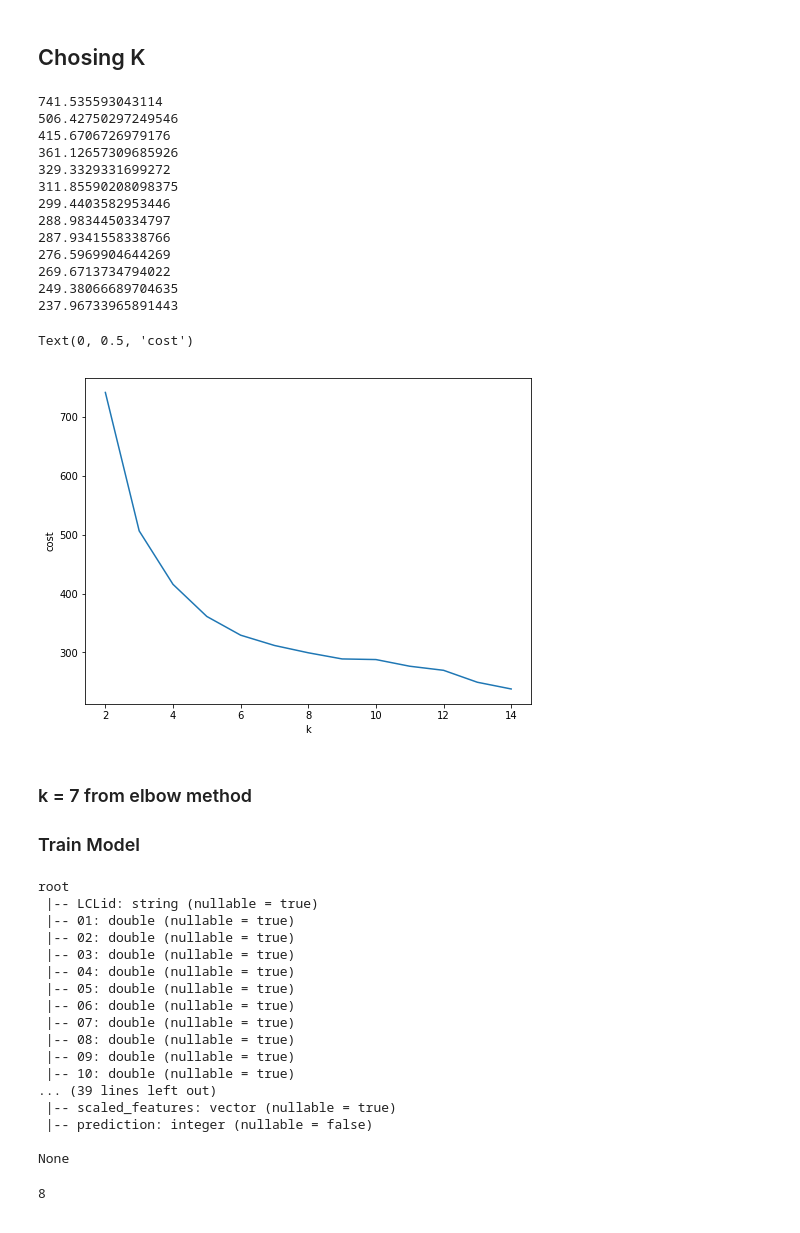
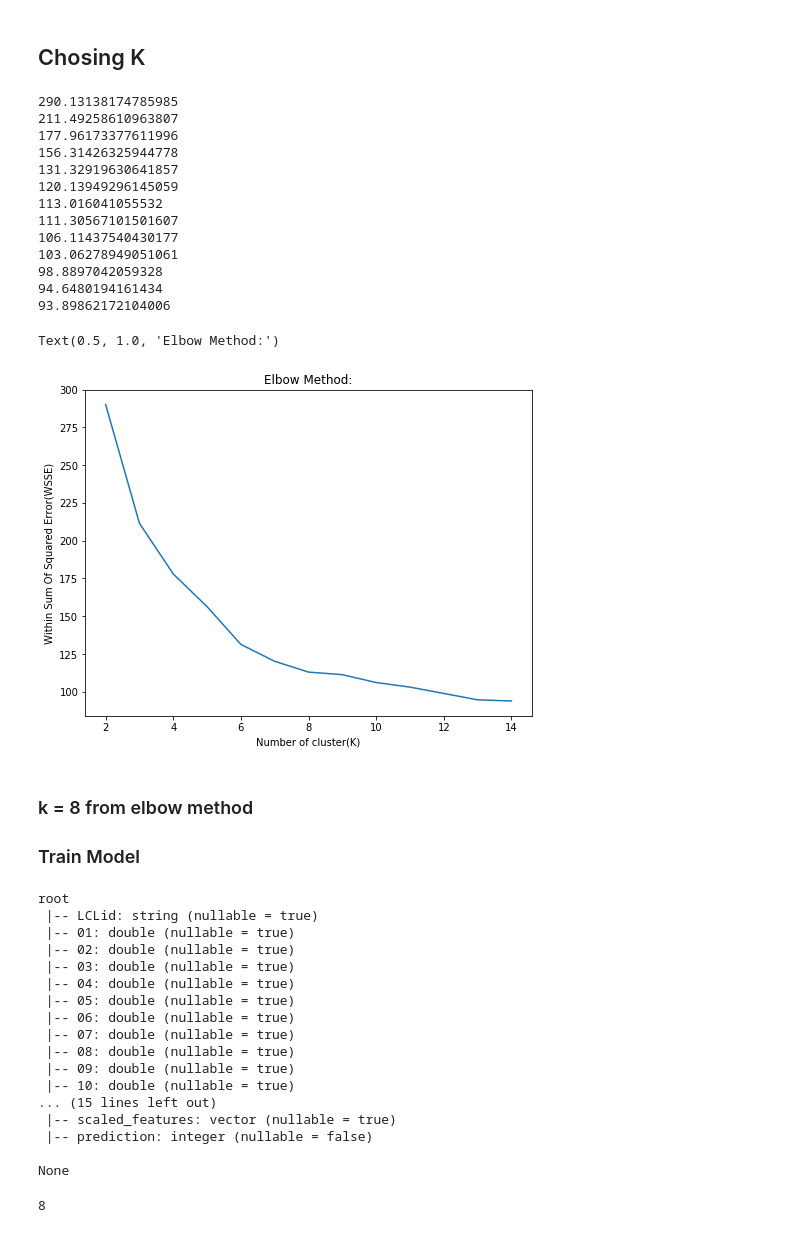
Before and after one commit to mishi-a/London_Smart_Meter_Load_Forecasting, a Jupyter notebook: Clustering_load_profile.ipynb, the cells around one changed output. Cells and saved outputs as stored; diff of their text form; code cells hidden in the pictures.

```diff
--- a/Clustering_load_profile.ipynb
+++ b/Clustering_load_profile.ipynb
@@ -66,7 +66,14 @@ for i in range(1,49):
 
 for c,n in zip(old_Feature_cols,new_Feature_cols):
             avg_power_df=avg_power_df.withColumnRenamed(c,n)
+
+for i in range(1,len(new_Feature_cols),2):
+    avg_power_df = avg_power_df.withColumn(new_Feature_cols[i],avg_power_df[new_Feature_cols[i-1]]+avg_power_df[new_Feature_cols[i]])
+    avg_power_df = avg_power_df.drop(new_Feature_cols[i-1])
+for i in range(24):
+    avg_power_df = avg_power_df.withColumnRenamed(new_Feature_cols[2*i+1],new_Feature_cols[i])
 avg_power_df.printSchema()
+avg_power_df.take(1)
 # %% [output]
 root
  |-- LCLid: string (nullable = true)
@@ -89,6 +97,7 @@ root
 ###### TODO : Scaling Feature using MinMaxSacler or any other can be done
 # %%
 avg_house_data = avg_power_df
+new_Feature_cols = new_Feature_cols[0:24]
 vecAssembler = VectorAssembler(inputCols=new_Feature_cols, outputCol="features")
 df_kmeans = vecAssembler.transform(avg_power_df)
 df_kmeans.take(1)
@@ -104,27 +113,28 @@ df_kmeans = scaler.fit(df_kmeans).transform(df_kmeans)
 # %%
 wsse = np.zeros(15)
 for k in range(2,15):
     kmeans = KMeans().setK(k).setSeed(1).setFeaturesCol("scaled_features")
     model = kmeans.fit(df_kmeans)
     wsse[k] = model.computeCost(df_kmeans)
     print(wsse[k])
 fig, ax = plt.subplots(1,1, figsize =(8,6))
 ax.plot(range(2,15),wsse[2:15])
-ax.set_xlabel('k')
-ax.set_ylabel('cost')
+ax.set_xlabel('Number of cluster(K)')
+ax.set_ylabel('Within Sum Of Squared Error(WSSE)')
+ax.set_title("Elbow Method:")
 # %% [output]
-741.535593043114
-506.42750297249546
-415.6706726979176
-361.12657309685926
-329.3329331699272
-311.85590208098375
-299.4403582953446
-288.9834450334797
-287.9341558338766
-276.5969904644269
-269.6713734794022
-249.38066689704635
-237.96733965891443
+290.13138174785985
+211.49258610963807
+177.96173377611996
+156.31426325944778
+131.32919630641857
+120.13949296145059
+113.016041055532
+111.30567101501607
+106.11437540430177
+103.06278949051061
+98.8897042059328
+94.6480194161434
+93.89862172104006
-Text(0, 0.5, 'cost')
+Text(0.5, 1.0, 'Elbow Method:')
-[figure, old version]
+[figure, new version]
@@ -131,5 +143,5 @@ Text(0, 0.5, 'cost')
 # %% [markdown]
-### k = 7 from elbow method
+### k = 8 from elbow method
 ### Train Model
 # %%
 k = 8
@@ -139,6 +151,7 @@ centers = model.clusterCenters()
 
 for i in range(len(centers)):
     centers[i] = centers[i].tolist()
+    centers[i] = ["Cluster "+str(i)] + centers[i]
 # print("Cluster Centers: ")
 # for center in centers:
 #     print(center)
@@ -161,7 +174,7 @@ root
  |-- 08: double (nullable = true)
  |-- 09: double (nullable = true)
  |-- 10: double (nullable = true)
-... (39 lines left out)
+... (15 lines left out)
  |-- scaled_features: vector (nullable = true)
  |-- prediction: integer (nullable = false)
 
```
Also changed, not shown: parts of 13 cells of this notebook, 6 other files.
